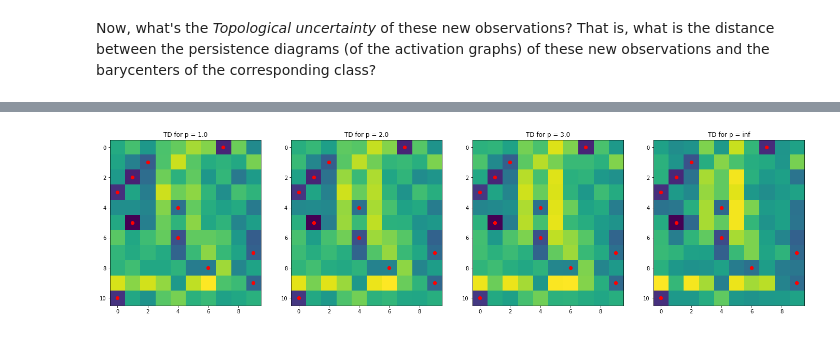
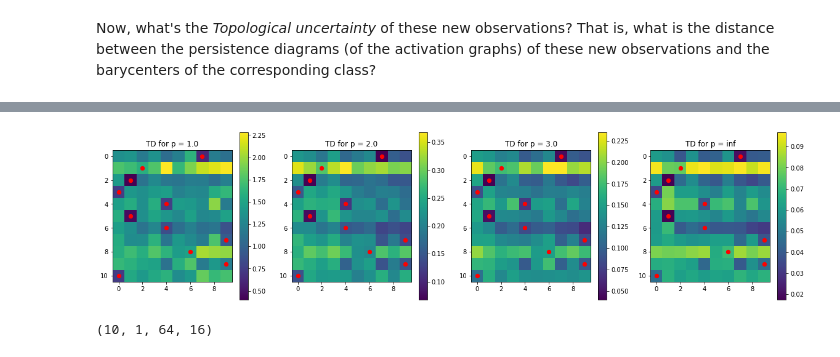
Before and after one commit to hensel-f/topologicalUncertainty, a Jupyter notebook: TD_TU_comparisons.ipynb, the cells around one changed output, grey strips where cells are left out. Cells and saved outputs as stored; diff of their text form; code cells hidden in the pictures.

```diff
--- a/TD_TU_comparisons.ipynb
+++ b/TD_TU_comparisons.ipynb
@@ -137,7 +137,7 @@ n_obs_per_class = 500
 xs = [x_train[np.where(y_train == ell)][:n_obs_per_class] for ell in labels]
 
 # Now we get the corresponding barycenters.
-layers_id = [2]
+layers_id = [1]
 all_barycenters = [utda.barycenters_of_set_from_deep_model(model, x, layers_id=layers_id) for x in xs]
 
 # and the corresponding mean adjacency matrices
@@ -195,3 +211,10 @@ class predicted: 0 (with confidence = 100.0%) --- True label: 0
+# %%
+ood_samples = x_train_fmnist[:n_new_obs]
+predictions = model.predict(ood_samples)
+predicted_classes_ood = np.argmax(predictions, axis=-1)
+confidences = np.max(predictions, axis=-1)
+# Gather the predicted classes for later use:
+pred_classes_list = [predicted_classes, predicted_classes_ood]
 # %% [markdown]
 Let's plot the confidences per class and overlay them with the prediction (red dot).
 # %%
@@ -275,0 +333,21 @@ np.max(np.array(diags))
+# %%
+print('Norms of differences of the adjacency matrices:\n***********************************************\nPredicted classes: ', predicted_classes)
+from numpy import linalg as LA
+MD = np.transpose(np.array(matrix_diff)).squeeze()
+MD_ood = np.transpose(np.array(matrix_diff_ood)).squeeze()
+#print(MD.shape)
+#np.max(MD)
+MD_norms = LA.norm(MD, axis=(0,1))
+MD_norms_ood = LA.norm(MD_ood, axis=(0,1))
+
+## Plot:
+titles = ['MD norms for MNIST', 'MD norms for OOD (FMNIST)']
+
+fig, axs = plt.subplots(1, 2, figsize=(12, 6))
+for ix, MD_v in enumerate([MD_norms, MD_norms_ood]):
+    im = axs[ix].imshow(MD_v)
+    axs[ix].scatter(x=pred_classes_list[ix], y=list(range(n_new_obs)), color='red', s=60)
+    axs[ix].set_title(titles[ix])
+    plt.colorbar(im, ax=axs[ix])
+
+print('x-axis: class labels (10)\ny-axis: input samples (11)\nred dots: predicted (and correct in case of MNIST) class')
@@ -276,18 +365,19 @@ np.max(np.array(diags))
 # %%
 # Let's see the effect of the choice of 'p' in [1,+inf].
 p_s = [1., 2., 3., np.inf]
-fig, axs = plt.subplots(1, len(p_s), figsize=(24, 6))
+fig, axs = plt.subplots(1, len(p_s), figsize=(20, 5))
 for ix,p in enumerate(p_s):
     TD, diags, _, _ = utda.topological_difference(model, new_obs, all_mean_adjacency_matrices, layers_id=layers_id, p=p, all_classes=True, absolute_value=True)
     im = axs[ix].imshow(TD)
     axs[ix].scatter(x=predicted_classes, y=list(range(len(predicted_classes))), color='red', s=40)
     axs[ix].set_title(f'TD for p = {p}')
-    #plt.colorbar(im)
-#fig.colorbar(axs)
+    plt.colorbar(im, ax=axs[ix])
 # %% [output]
-[figure, old version]
+[figure, new version]
 # %%
 np.array(all_mean_adjacency_matrices).shape
+# %% [output]
+(10, 1, 64, 16)
 # %%
 # We now define cumulative version of TU, where we sum up the TU w.r.t. each non-predicted class and subtract the TU w.r.t. the predicted class.
 
```
Also changed, not shown: parts of 36 cells of this notebook, 1 other file.
